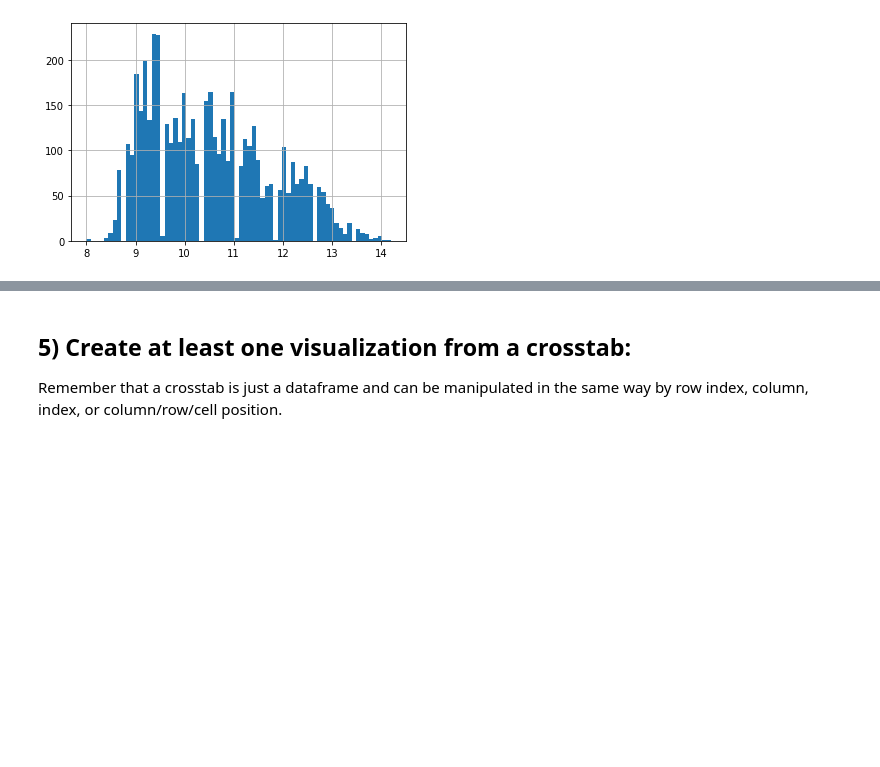
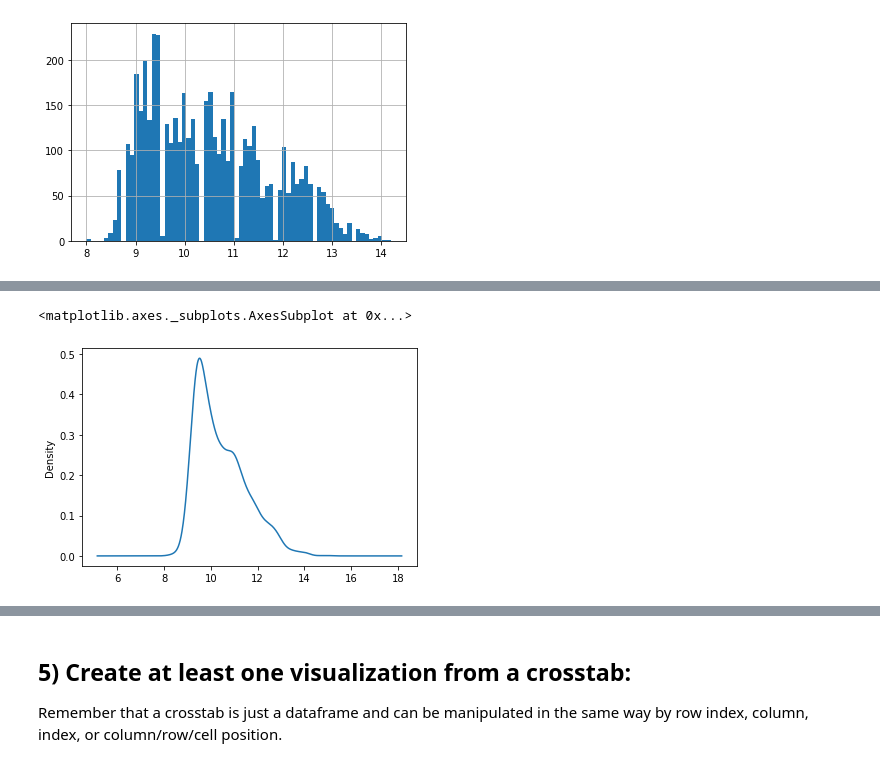
Before and after one commit to daniela500/DS-Unit-1-Sprint-1-Data-Wrangling-and-Storytelling, a Jupyter notebook: module1-exploratory-data-analysis/LS_DS_111_Exploratory_Data_Analysis_Assignment.ipynb, the cells around one changed output, grey strips where cells are left out. Cells and saved outputs as stored; diff of their text form; code cells hidden in the pictures; blank space fills up the shorter version.

```diff
--- a/module1-exploratory-data-analysis/LS_DS_111_Exploratory_Data_Analysis_Assignment.ipynb
+++ b/module1-exploratory-data-analysis/LS_DS_111_Exploratory_Data_Analysis_Assignment.ipynb
@@ -229,0 +237,5 @@ whitewine['alcohol'].hist(bins=70);
+# %%
+redwine['alcohol'].plot.density()
+# %% [output]
+<matplotlib.axes._subplots.AxesSubplot at 0x...>
+[figure, added]
```
Also changed, not shown: parts of 7 cells of this notebook.
